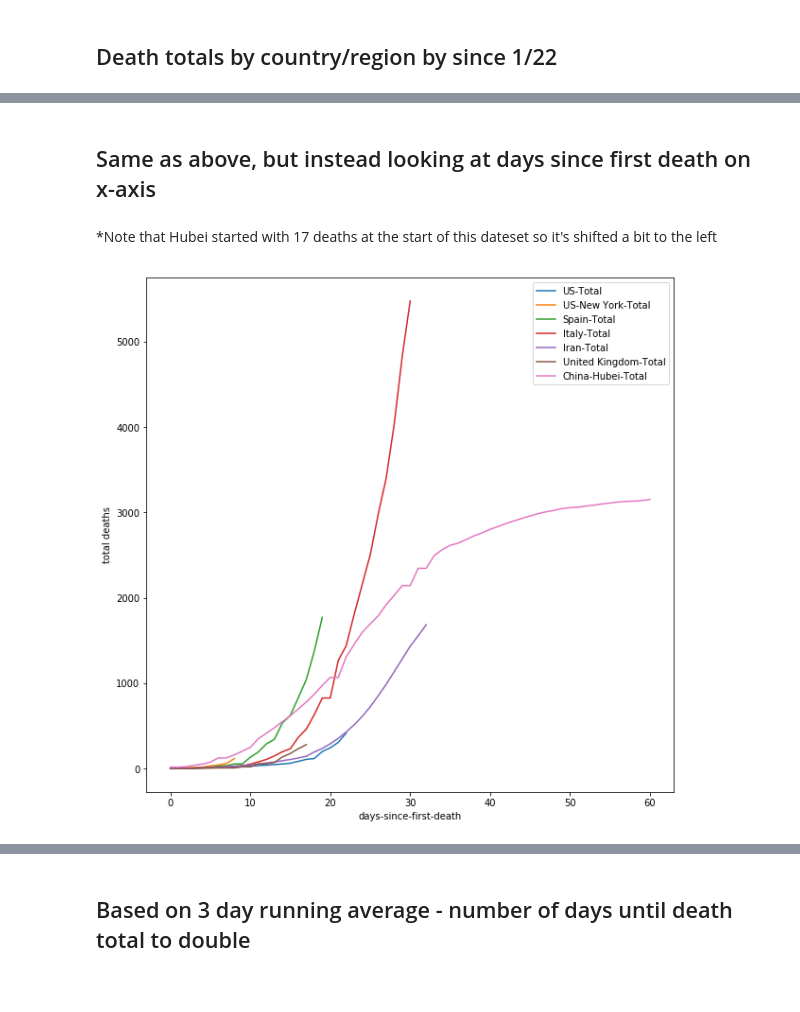
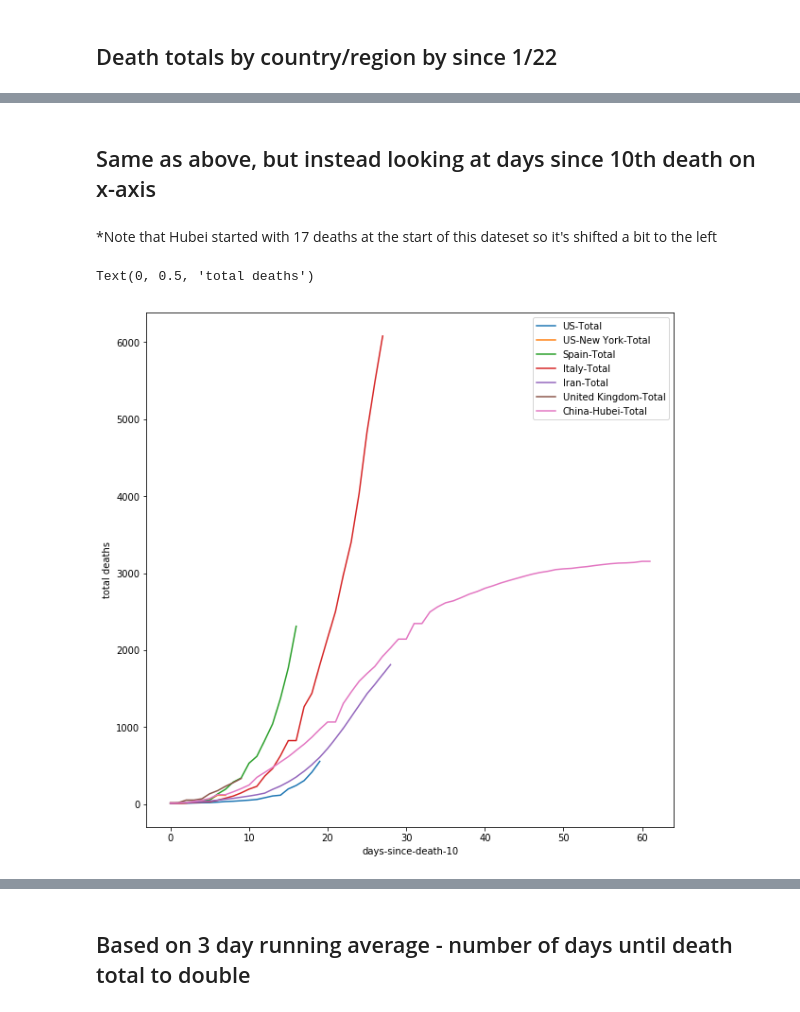
Before and after one commit to jrkhan/preliminary-covid, a Jupyter notebook: US Covid-19 Deaths.ipynb, the cells around one changed output, grey strips where cells are left out. Cells and saved outputs as stored; diff of their text form; code cells hidden in the pictures.

```diff
--- a/US Covid-19 Deaths.ipynb
+++ b/US Covid-19 Deaths.ipynb
@@ -10,8 +10,8 @@ data_1 = pd.read_csv("https://raw.githubusercontent.com/CSSEGISandData/COVID-19/
 data_2 = pd.read_csv("https://raw.githubusercontent.com/CSSEGISandData/COVID-19/master/csse_covid_19_data/csse_covid_19_time_series/time_series_19-covid-Deaths.csv")
 data = data_1.append(data_2)
 # %%
-def deathsByCountry(countryNames, filters=None, byFirstDeath=True):
-    results = [deathsByCountrySingle(countryName, filters, byFirstDeath) for countryName in countryNames]
+def deathsByCountry(countryNames, filters=None, byNthDeath=1):
+    results = [deathsByCountrySingle(countryName, filters, byNthDeath) for countryName in countryNames]
     return pd.concat(results, axis=1)
 # %%
 #compare by date of first death
@@ -93,9 +94,11 @@ deathsByCountry(regionsToCompare, 'Total', False)
 # %% [markdown]
-## Same as above, but instead looking at days since first death on x-axis
+## Same as above, but instead looking at days since 10th death on x-axis
 # %% [markdown]
 *Note that Hubei started with 17 deaths at the start of this dateset so it's shifted a bit to the left
 # %%
-totalsPlot = deathsByCountry(regionsToCompare, 'Total').plot(kind='line').set_ylabel("total deaths")
+totalsPlot = deathsByCountry(regionsToCompare, 'Total', 10).plot(kind='line')
+totalsPlot.set_ylabel("total deaths")
 # %% [output]
+Text(0, 0.5, 'total deaths')
-[figure, old version]
+[figure, new version]
 # %%
```
Also changed, not shown: parts of 9 cells of this notebook.
